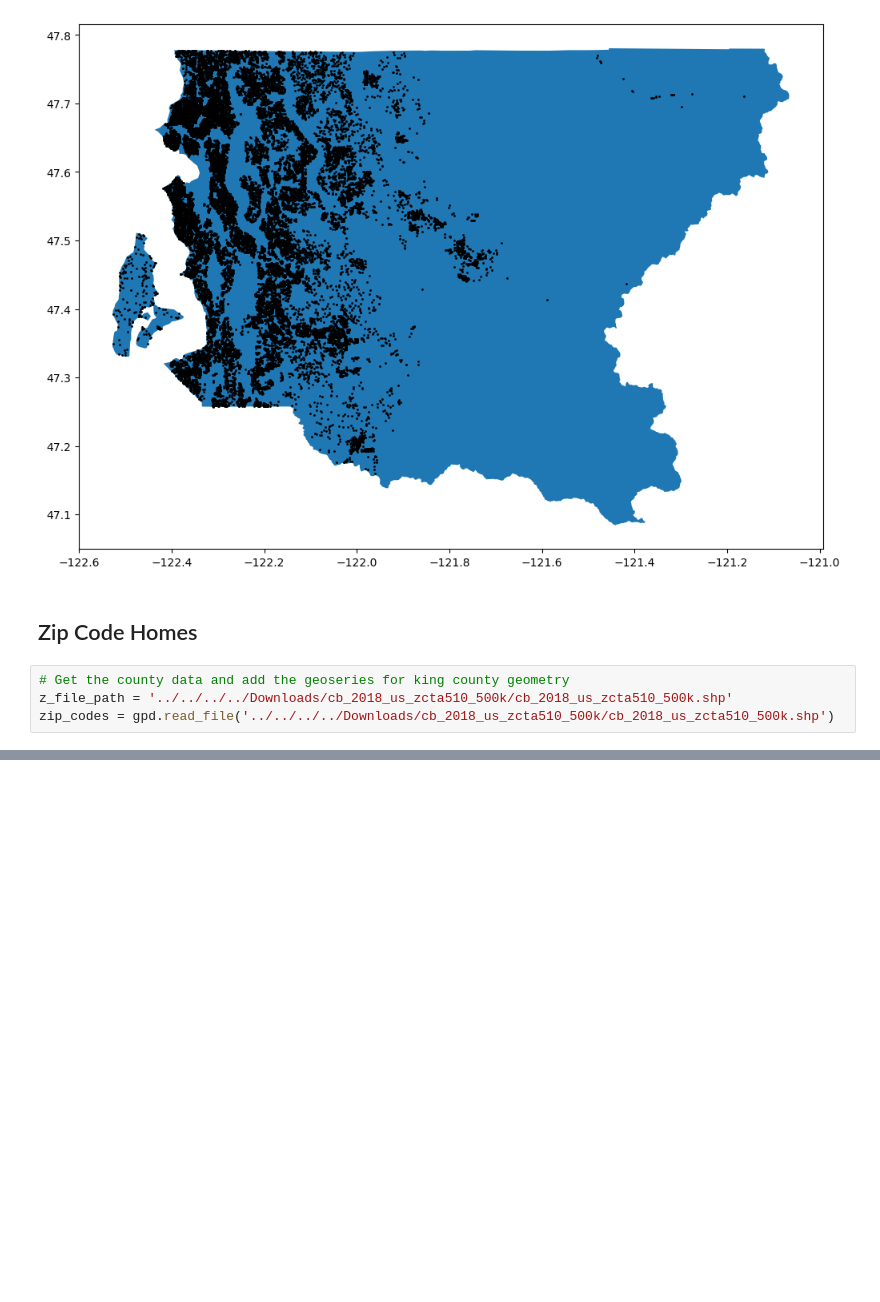
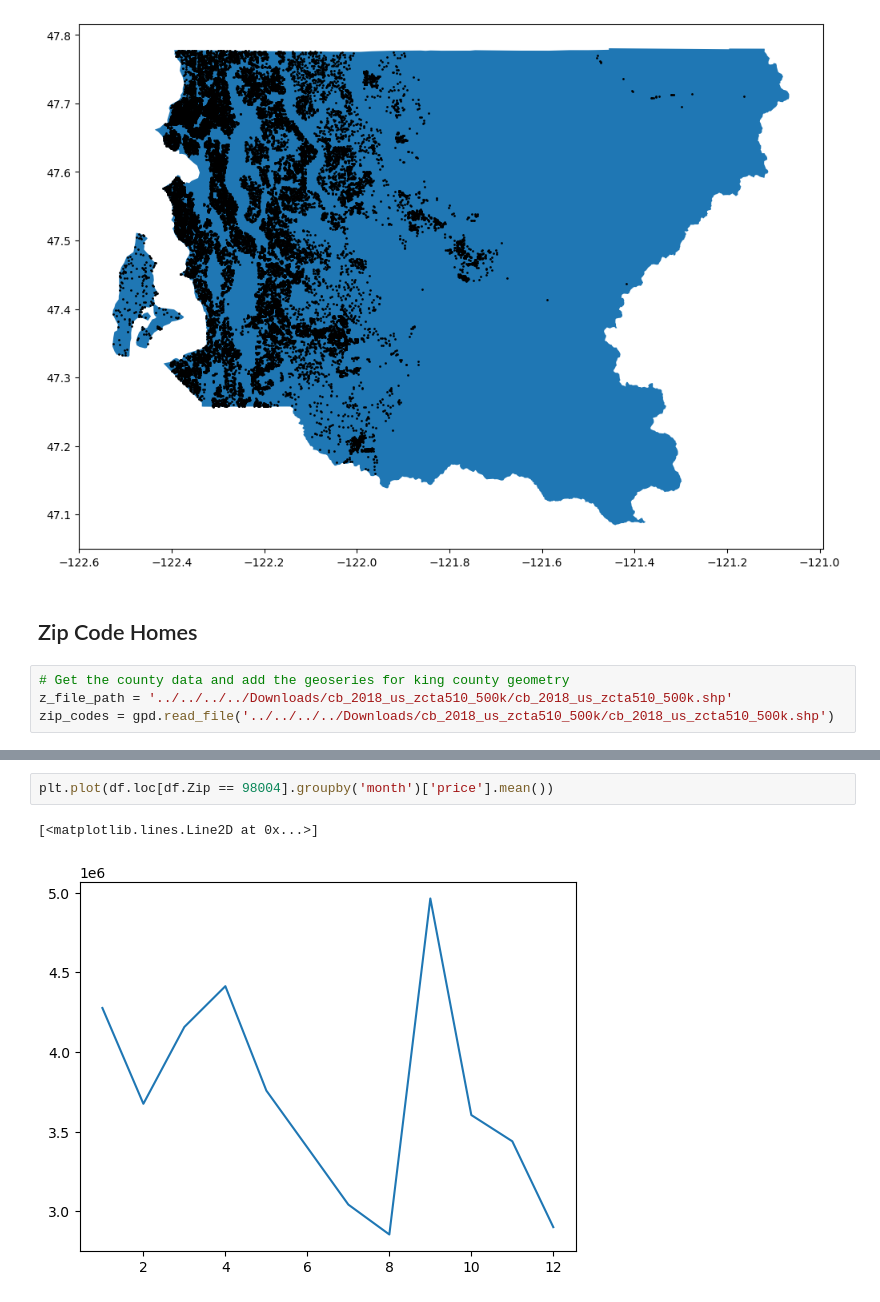
Before and after one commit to dmf1998/dsc-phase-2-project-v2-5, a Jupyter notebook: student_v2.ipynb, the cells around one changed output, grey strips where cells are left out. Saved outputs shown, nothing was run; the diff lists cells and outputs as text; blank space fills up the shorter version.

```diff
--- a/student_v2.ipynb
+++ b/student_v2.ipynb
@@ -335,0 +884,5 @@ EPSG:4269 EPSG:4269
+# %%
+plt.plot(df.loc[df.Zip == 98004].groupby('month')['price'].mean())
+# %% [output]
+[<matplotlib.lines.Line2D at 0x...>]
+[figure, added]
```
Also changed, not shown: parts of 60 cells of this notebook, 9 other files.
